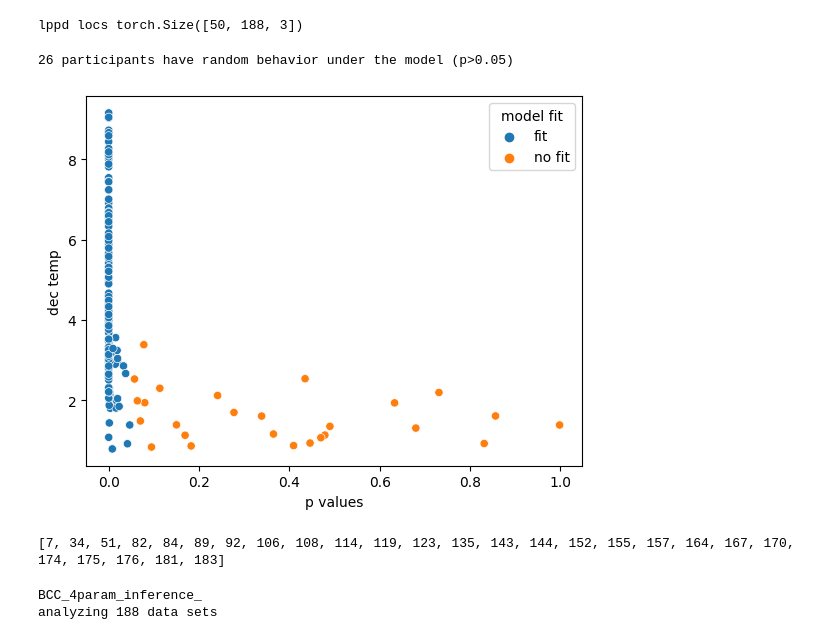
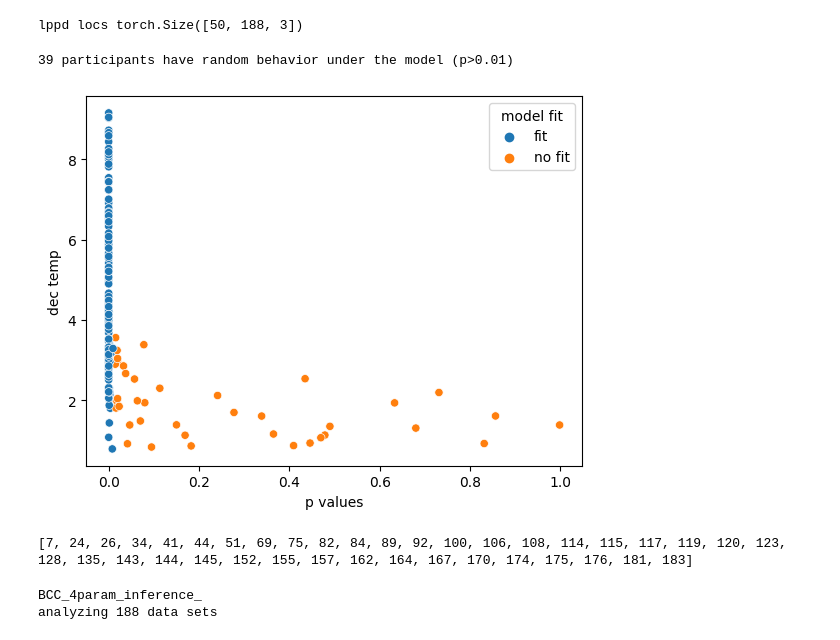
Before and after one commit to SSchwoebel/BayesianTwoStageTaskAnalysis, a Jupyter notebook: 5b_preprocessing_inference.ipynb, the cells around one changed output. Saved outputs shown, nothing was run; the diff lists cells and outputs as text; code cells hidden in the pictures.

Commit message:
preliminary finaly model comparison

```diff
--- a/5b_preprocessing_inference.ipynb
+++ b/5b_preprocessing_inference.ipynb
@@ -632,37 +632,37 @@ p_values = []
 didnt_fit_str = []
 
 null_hypothesis = -torch.log(torch.tensor(0.5))
-significance_level = 0.05
+significance_level = 0.01
 
 for n in range(n_agents):
     ttest_results.append(ttest_1samp(BCC3_log_like[:,n], null_hypothesis))
     p_values.append(ttest_results[-1].pvalue)
     #print(ttest_results[-1])
     if ttest_results[-1].pvalue > significance_level:
         #print(n)
         #print(ttest_results[-1])
         BCC3_didnt_fit.append(n)
         didnt_fit_str.append("no fit")
     else:
         didnt_fit_str.append("fit")
 
 p_values = torch.tensor(p_values)
 
 print(len(BCC3_didnt_fit), "participants have random behavior under the model (p>"+str(significance_level)+")")
 
 plot_df_corr_p_val_dec_temp = pd.DataFrame({"p values": p_values, "model fit": didnt_fit_str,
                                             "dec temp": BCC3_1_mean_df["inferred dec temp"],
                                             "subject": list(range(n_agents))})
 plt.figure()
 sns.scatterplot(data=plot_df_corr_p_val_dec_temp, x="p values", y="dec temp", hue="model fit")#, style="model fit", hue="subject")
 plt.show()
 #pearsonr(p_values, BCC3_1_mean_df["inferred dec temp"])
 
 print(BCC3_didnt_fit)
 # %% [output]
-26 participants have random behavior under the model (p>0.05)
+39 participants have random behavior under the model (p>0.01)
-[figure, old version]
+[figure, new version]
-[7, 34, 51, 82, 84, 89, 92, 106, 108, 114, 119, 123, 135, 143, 144, 152, 155, 157, 164, 167, 170, 174, 175, 176, 181, 183]
+[7, 24, 26, 34, 41, 44, 51, 69, 75, 82, 84, 89, 92, 100, 106, 108, 114, 115, 117, 119, 120, 123, 128, 135, 143, 144, 145, 152, 155, 157, 162, 164, 167, 170, 174, 175, 176, 181, 183]
 # %%
 # BCC4
 
```
Also changed, not shown: parts of 4 cells of this notebook, 5 other files.
